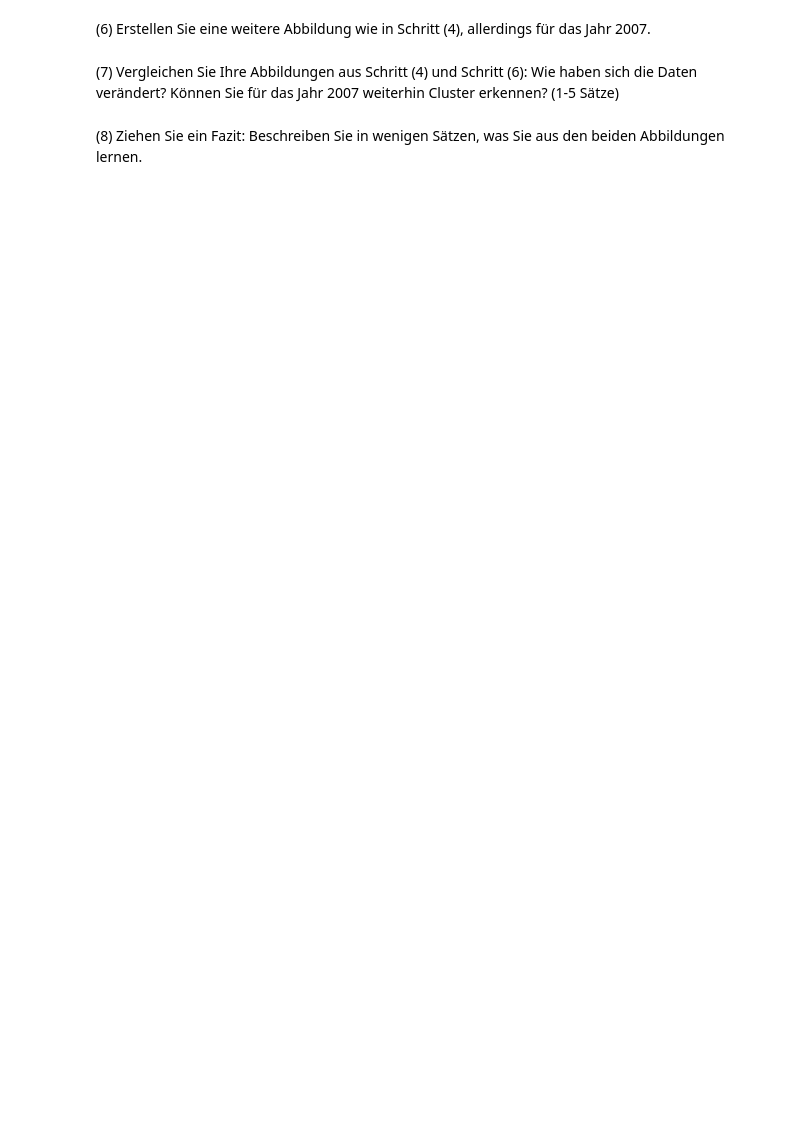
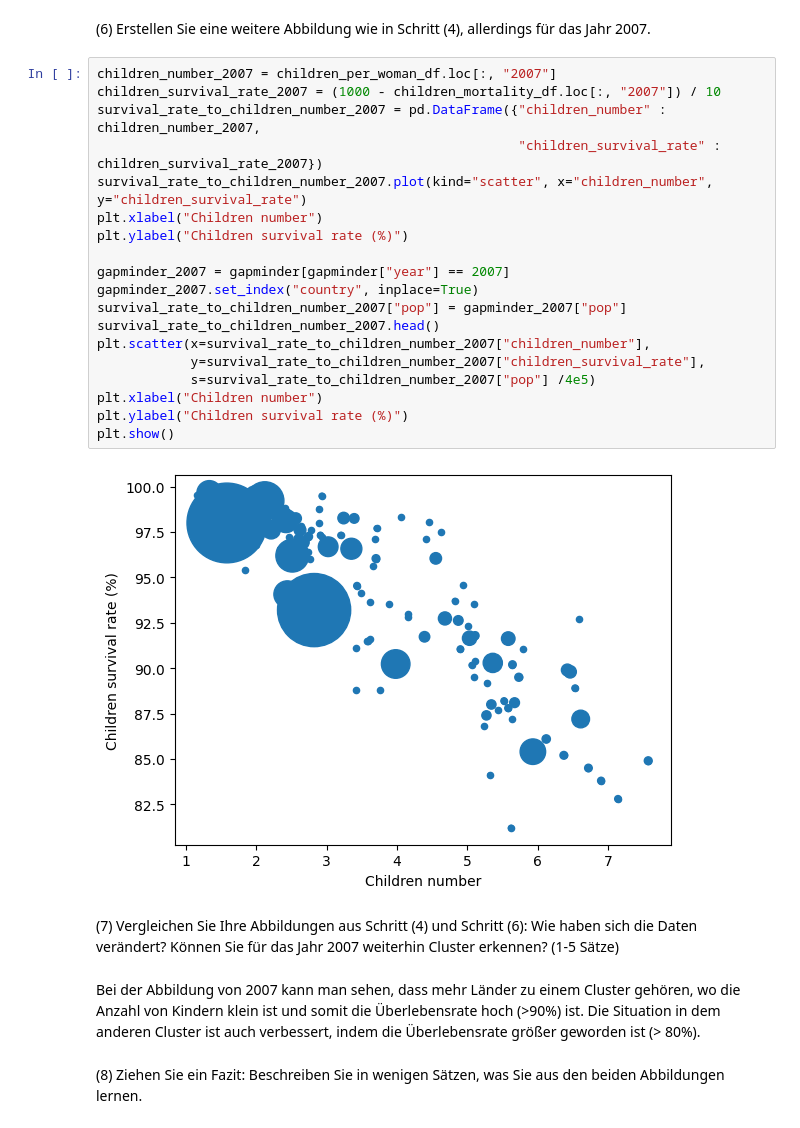
Before and after one commit to cortex359/ds.ss24, a Jupyter notebook: 03/TSRI-3.ipynb, the cells around one changed output. Saved outputs shown, nothing was run; the diff lists cells and outputs as text; blank space fills up the shorter version.

```diff
--- a/03/TSRI-3.ipynb
+++ b/03/TSRI-3.ipynb
@@ -360,6 +355,29 @@ ValueError: x and y must be the same size
 # %% [markdown]
 (6) Erstellen Sie eine weitere Abbildung wie in Schritt (4), allerdings für das Jahr 2007.
+# %%
+children_number_2007 = children_per_woman_df.loc[:, "2007"]
+children_survival_rate_2007 = (1000 - children_mortality_df.loc[:, "2007"]) / 10
+survival_rate_to_children_number_2007 = pd.DataFrame({"children_number" : children_number_2007,
+                                                      "children_survival_rate" : children_survival_rate_2007})
+survival_rate_to_children_number_2007.plot(kind="scatter", x="children_number", y="children_survival_rate")
+plt.xlabel("Children number")
+plt.ylabel("Children survival rate (%)")
+
+gapminder_2007 = gapminder[gapminder["year"] == 2007]
+gapminder_2007.set_index("country", inplace=True)
+survival_rate_to_children_number_2007["pop"] = gapminder_2007["pop"]
+survival_rate_to_children_number_2007.head()
+plt.scatter(x=survival_rate_to_children_number_2007["children_number"],
+            y=survival_rate_to_children_number_2007["children_survival_rate"],
+            s=survival_rate_to_children_number_2007["pop"] /4e5)
+plt.xlabel("Children number")
+plt.ylabel("Children survival rate (%)")
+plt.show()
+# %% [output]
+[figure, added]
 # %% [markdown]
 (7) Vergleichen Sie Ihre Abbildungen aus Schritt (4) und Schritt (6): Wie haben sich die Daten verändert? Können Sie für das Jahr 2007 weiterhin Cluster erkennen? (1-5 Sätze)
+# %% [markdown]
+Bei der Abbildung von 2007 kann man sehen, dass mehr Länder zu einem Cluster gehören, wo die Anzahl von Kindern klein ist und somit die Überlebensrate hoch (>90%) ist. Die Situation in dem anderen Cluster ist auch verbessert, indem die Überlebensrate größer geworden ist (> 80%).
 # %% [markdown]
 (8) Ziehen Sie ein Fazit: Beschreiben Sie in wenigen Sätzen, was Sie aus den beiden Abbildungen lernen.
```
Also changed, not shown: parts of 7 cells of this notebook.
